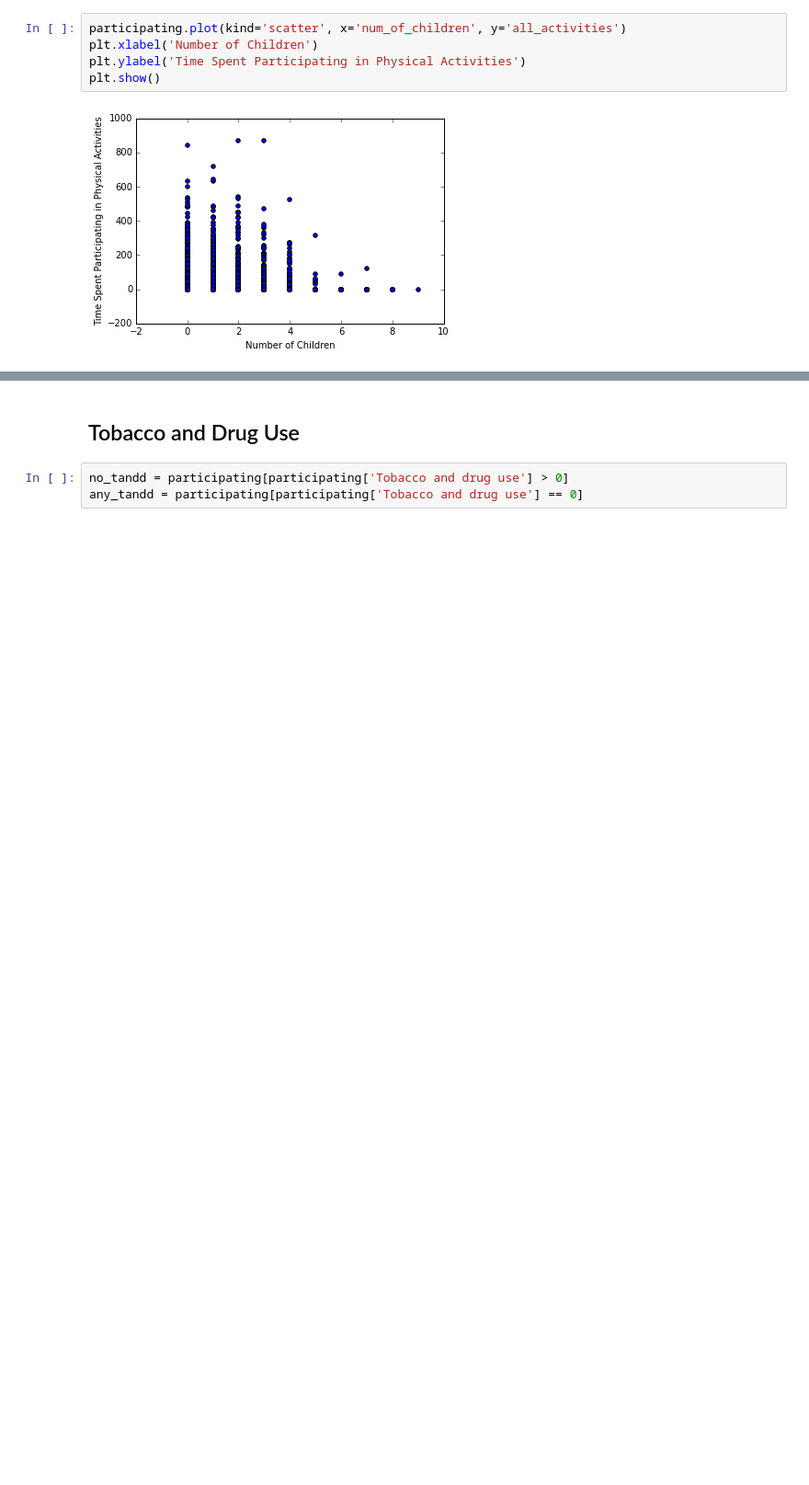
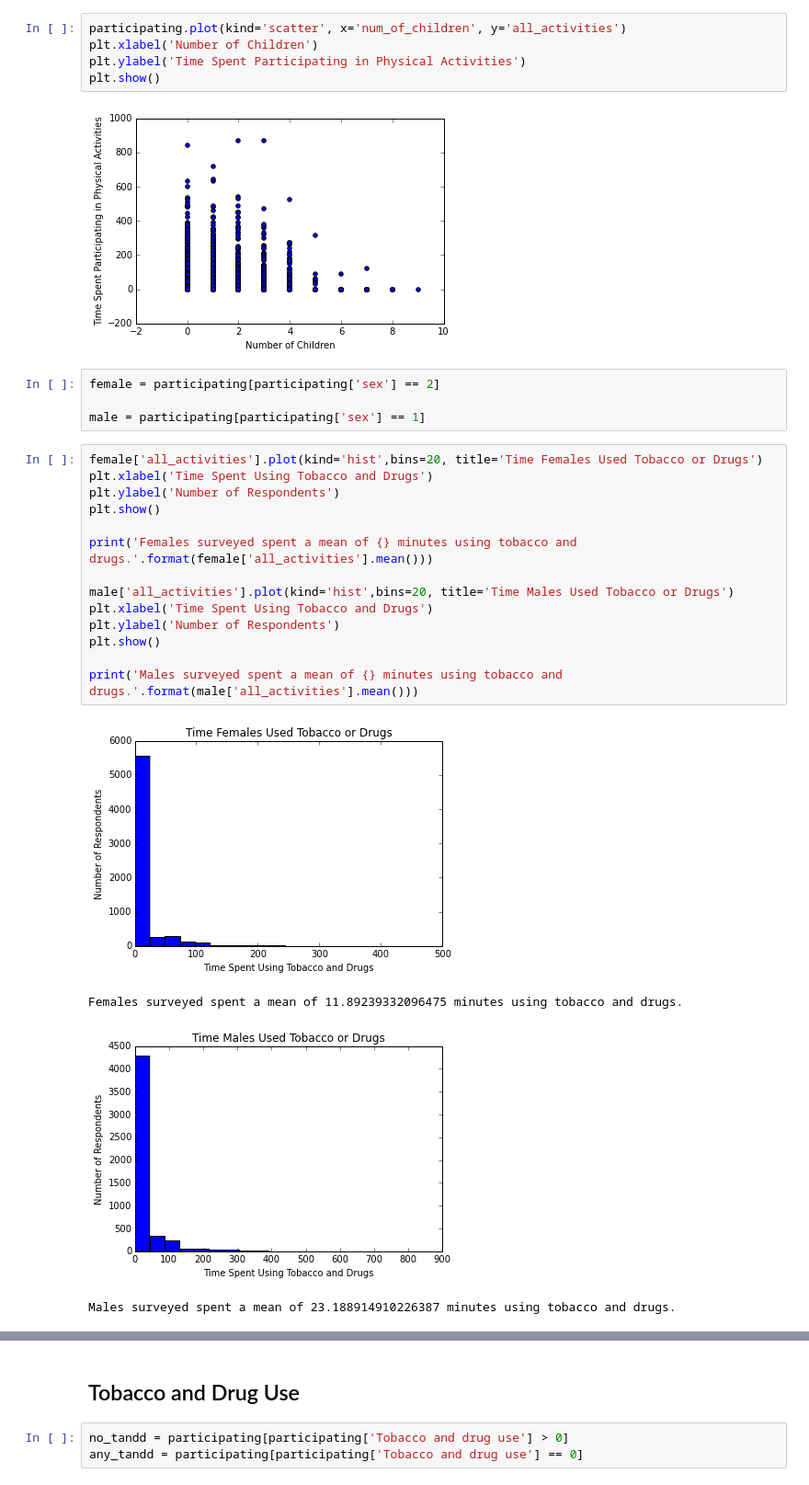
Before and after one commit to TylerKotkin/atus-analysis, a Jupyter notebook: atus_analysis.ipynb, the cells around one changed output, grey strips where cells are left out. Shown at 92% size. Drawn from its saved outputs; the diff is of its cells as text; blank space fills up the shorter version.

```diff
--- a/atus_analysis.ipynb
+++ b/atus_analysis.ipynb
@@ -155,3 +155,26 @@ plt.ylabel('Time Spent Participating in Physical Activities')
 plt.show()
 # %% [output]
 [figure]
+# %%
+female = participating[participating['sex'] == 2]
+
+male = participating[participating['sex'] == 1]
+# %%
+female['all_activities'].plot(kind='hist',bins=20, title='Time Females Used Tobacco or Drugs')
+plt.xlabel('Time Spent Using Tobacco and Drugs')
+plt.ylabel('Number of Respondents')
+plt.show()
+
+print('Females surveyed spent a mean of {} minutes using tobacco and drugs.'.format(female['all_activities'].mean()))
+
+male['all_activities'].plot(kind='hist',bins=20, title='Time Males Used Tobacco or Drugs')
+plt.xlabel('Time Spent Using Tobacco and Drugs')
+plt.ylabel('Number of Respondents')
+plt.show()
+
+print('Males surveyed spent a mean of {} minutes using tobacco and drugs.'.format(male['all_activities'].mean()))
+# %% [output]
+[figure, added]
+Females surveyed spent a mean of 11.89239332096475 minutes using tobacco and drugs.
+[figure, added]
+Males surveyed spent a mean of 23.188914910226387 minutes using tobacco and drugs.
```
Also changed, not shown: parts of 14 cells of this notebook.
